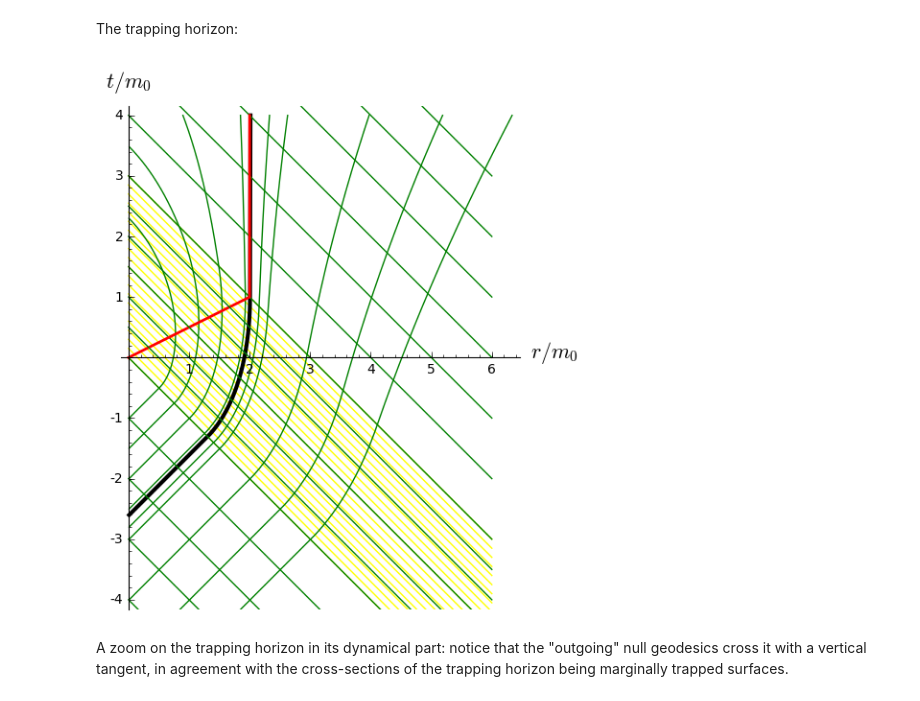
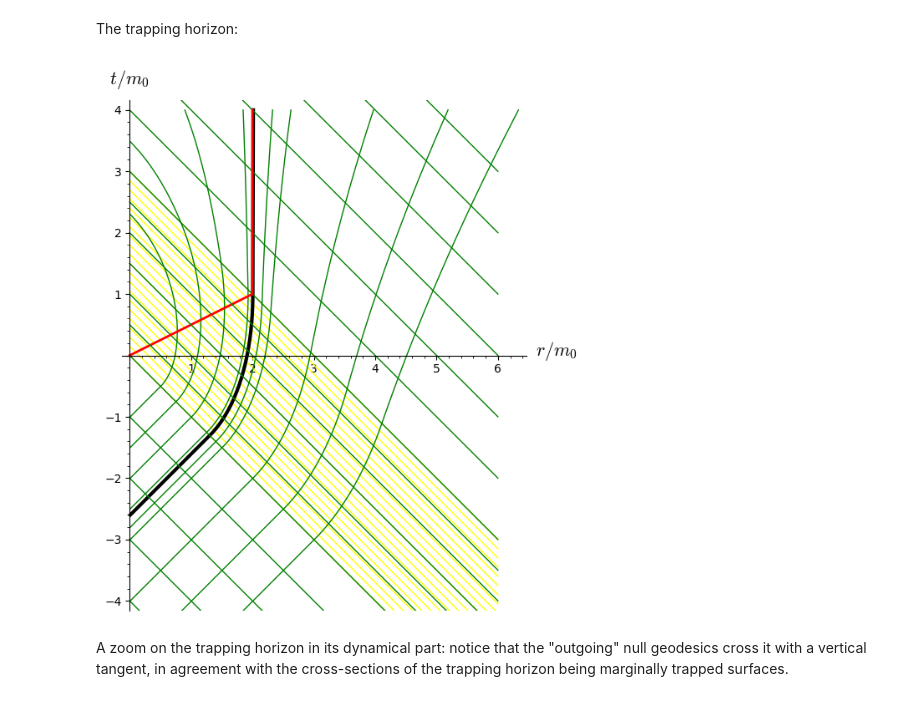
Before and after one commit to egourgoulhon/BHLectures, a Jupyter notebook: sage/Vaidya.ipynb, the cells around one changed output. Cells and saved outputs as stored; diff of their text form; code cells hidden in the pictures.

```diff
--- a/sage/Vaidya.ipynb
+++ b/sage/Vaidya.ipynb
@@ -22,6 +18,6 @@ First we set up the notebook to display mathematical objects using LaTeX formatt
 
 We declare the spacetime manifold $M$:
 # %%
-M = Manifold(4, 'M')
+M = Manifold(4, 'M', structure='Lorentzian')
 print(M)
 # %% [output]
@@ -119,8 +116,7 @@ M --> R
 
 Let us consider the vector field:
 # %%
-l = M.vector_field(name='l', latex_name=r'\ell')
-l[0] = 1
-l[1] = (r - 2*m(t+r))/(r+2*m(t+r))
+l = M.vector_field(1, (r - 2*m(t+r))/(r+2*m(t+r)), 0, 0,
+                   name='l', latex_name=r'\ell')
 l.display()
 # %% [output]
@@ -233,7 +230,8 @@ graph += trap
 # %%
 for t0 in [0.5, 1.5, 2.5]:
     graph += line([(0,t0), (rmax, t0-rmax)], color='green')
-show(graph, aspect_ratio=1, ymin=-4, ymax=4, axes_labels=[r'$r/m_0$', r'$t/m_0$'])
+show(graph, aspect_ratio=1, ymin=-4, ymax=4,
+     axes_labels=[r'$r/m_0$', r'$t/m_0$'], figsize=10)
 # %% [output]
-[figure, old version]
+[figure, new version]
 # %%
```
Also changed, not shown: parts of 19 cells of this notebook, 3 other files.
